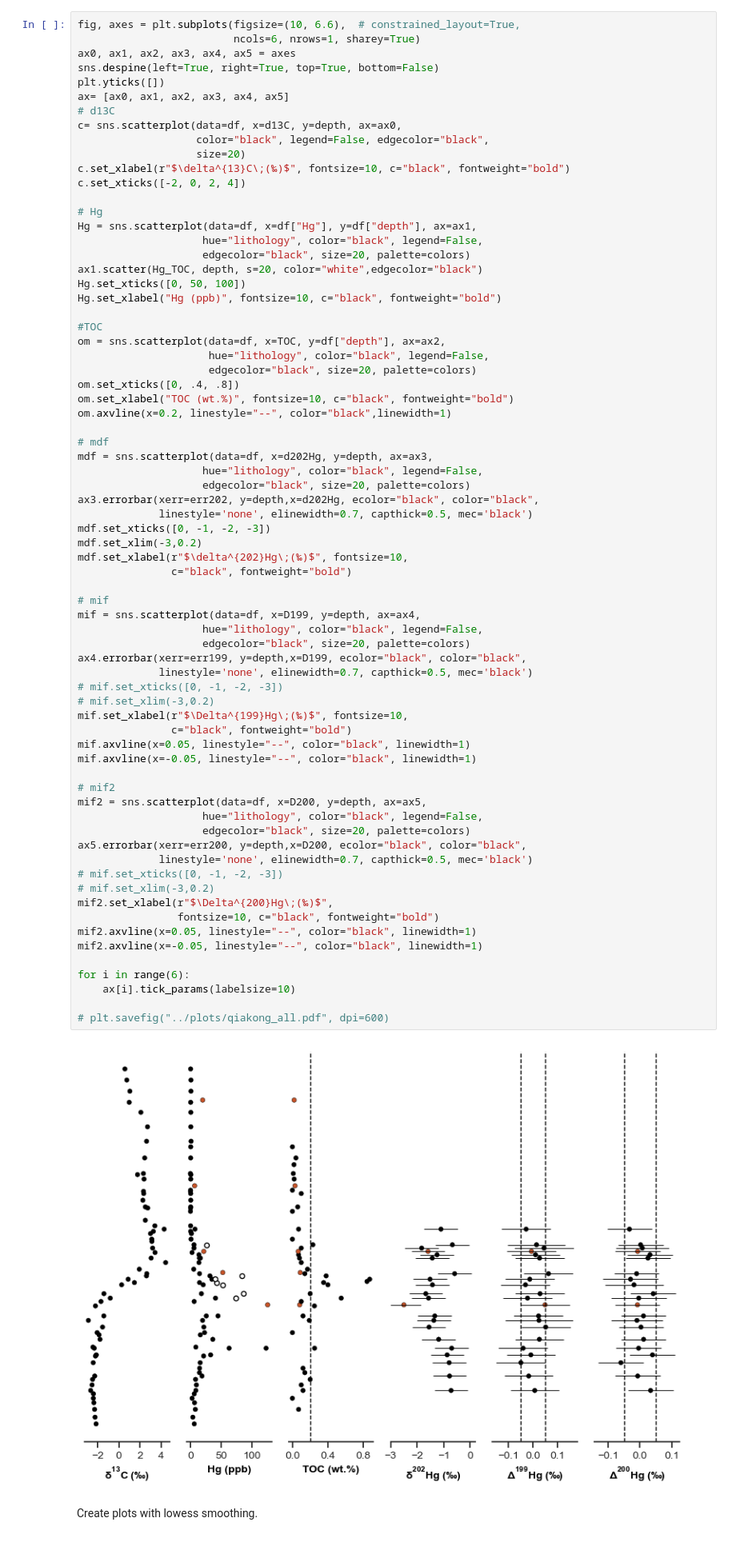
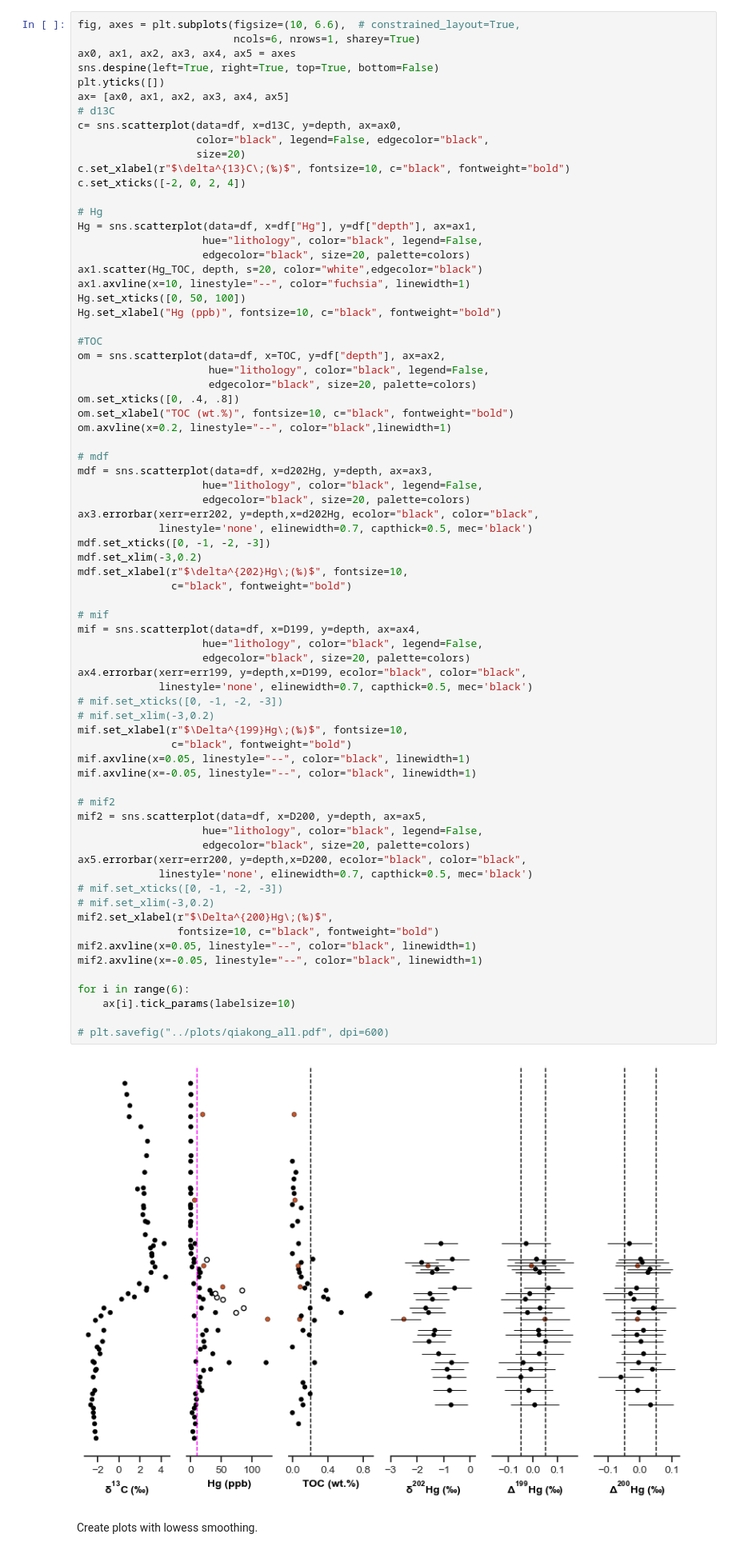
Before and after one commit to oluwaseun-edward/notebooks, a Jupyter notebook: qiakong_data.ipynb, the cells around one changed output. Shown at 80% size. Saved outputs shown, nothing was run; the diff lists cells and outputs as text.

```diff
--- a/qiakong_data.ipynb
+++ b/qiakong_data.ipynb
@@ -57,6 +57,7 @@ Hg = sns.scatterplot(data=df, x=df["Hg"], y=df["depth"], ax=ax1,
                     hue="lithology", color="black", legend=False,
                     edgecolor="black", size=20, palette=colors)
 ax1.scatter(Hg_TOC, depth, s=20, color="white",edgecolor="black")
+ax1.axvline(x=10, linestyle="--", color="fuchsia", linewidth=1)
 Hg.set_xticks([0, 50, 100])
 Hg.set_xlabel("Hg (ppb)", fontsize=10, c="black", fontweight="bold")
 
@@ -83,34 +84,34 @@ mdf.set_xlabel(r"$\delta^{202}Hg\;(‰)$", fontsize=10,
 mif = sns.scatterplot(data=df, x=D199, y=depth, ax=ax4,
                     hue="lithology", color="black", legend=False,
                     edgecolor="black", size=20, palette=colors)
 ax4.errorbar(xerr=err199, y=depth,x=D199, ecolor="black", color="black",
              linestyle='none', elinewidth=0.7, capthick=0.5, mec='black')
 # mif.set_xticks([0, -1, -2, -3])
 # mif.set_xlim(-3,0.2)
 mif.set_xlabel(r"$\Delta^{199}Hg\;(‰)$", fontsize=10,
                c="black", fontweight="bold")
 mif.axvline(x=0.05, linestyle="--", color="black", linewidth=1)
 mif.axvline(x=-0.05, linestyle="--", color="black", linewidth=1)
 
 # mif2
 mif2 = sns.scatterplot(data=df, x=D200, y=depth, ax=ax5,
                     hue="lithology", color="black", legend=False,
                     edgecolor="black", size=20, palette=colors)
 ax5.errorbar(xerr=err200, y=depth,x=D200, ecolor="black", color="black",
              linestyle='none', elinewidth=0.7, capthick=0.5, mec='black')
 # mif.set_xticks([0, -1, -2, -3])
 # mif.set_xlim(-3,0.2)
 mif2.set_xlabel(r"$\Delta^{200}Hg\;(‰)$",
                 fontsize=10, c="black", fontweight="bold")
 mif2.axvline(x=0.05, linestyle="--", color="black", linewidth=1)
 mif2.axvline(x=-0.05, linestyle="--", color="black", linewidth=1)
 
 for i in range(6):
     ax[i].tick_params(labelsize=10)
 
 # plt.savefig("../plots/qiakong_all.pdf", dpi=600)
 # %% [output]
-[figure, old version]
+[figure, new version]
 # %% [markdown]
 Create plots with lowess smoothing.
 # %%
```
Also changed, not shown: 1 other file.
